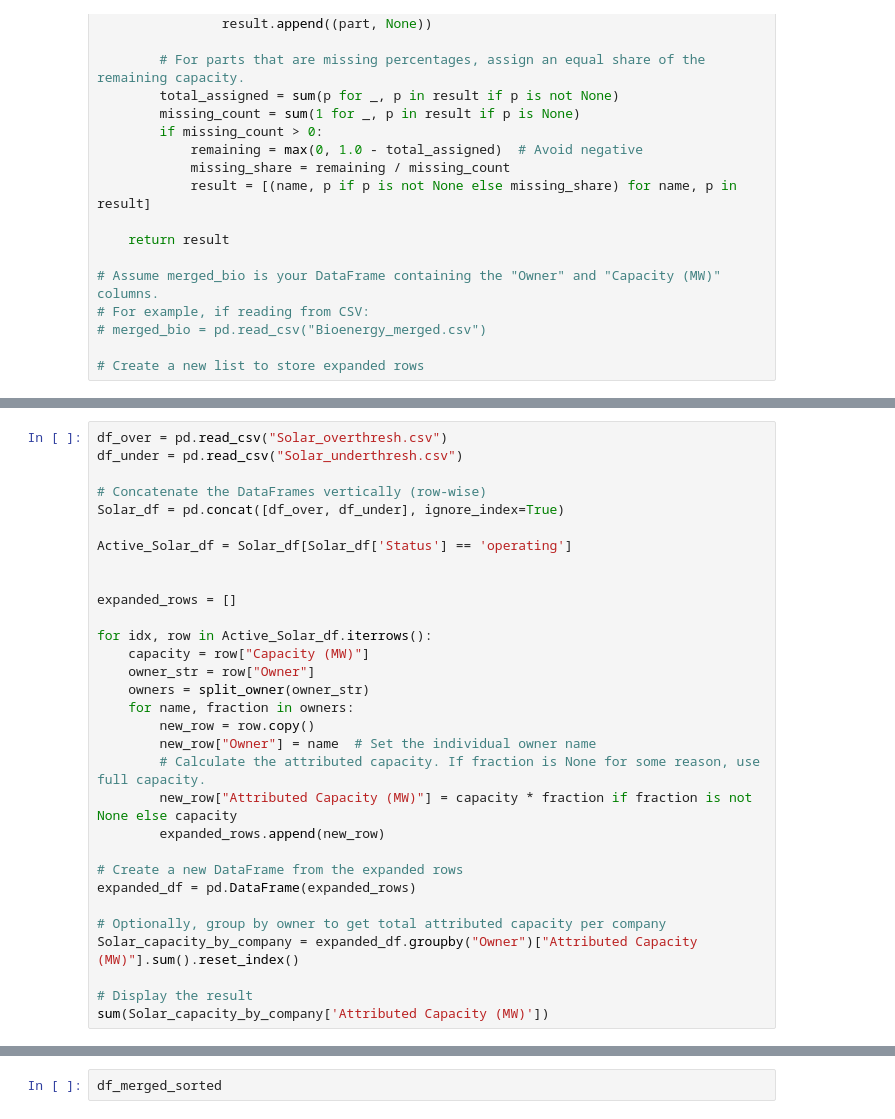
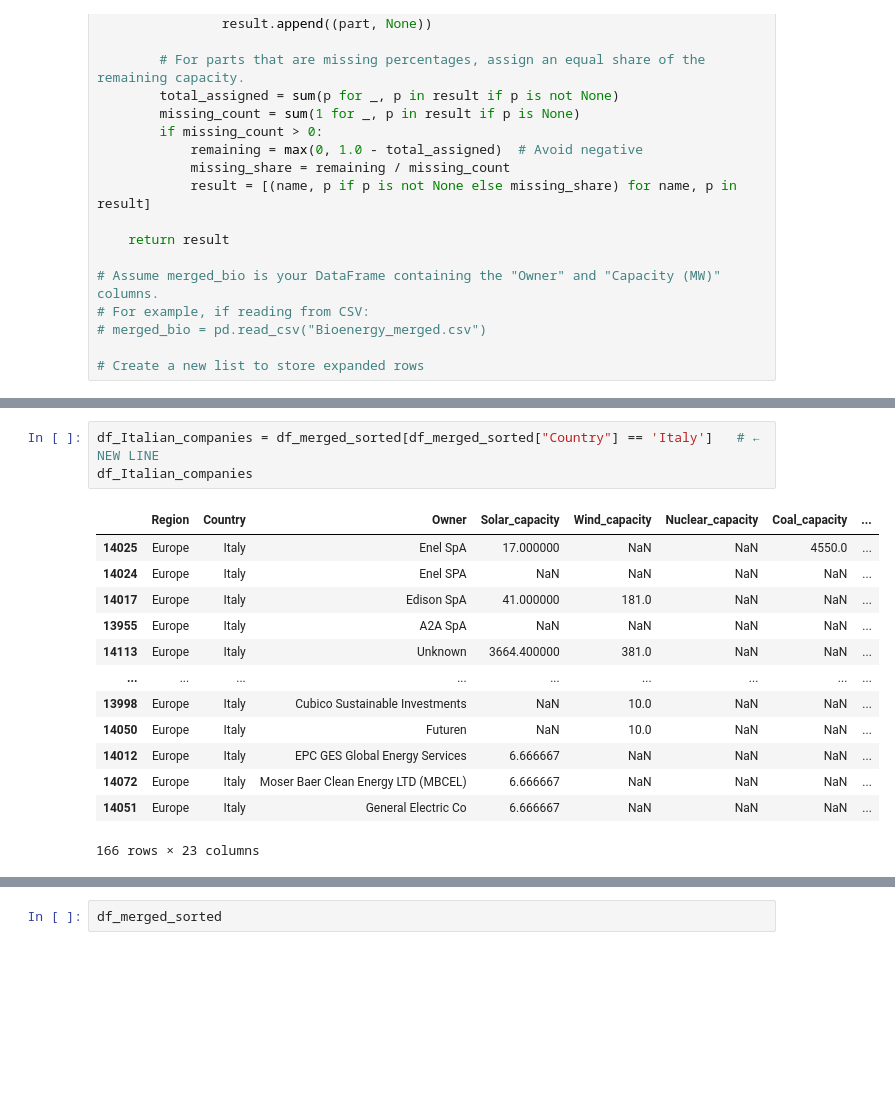
Before and after one commit to bjarturingvason/Nordea-case-ATA, a Jupyter notebook: Data_work.ipynb, the cells around one changed output, grey strips where cells are left out. Saved outputs shown, nothing was run; the diff lists cells and outputs as text; blank space fills up the shorter version.

```diff
--- a/Data_work.ipynb
+++ b/Data_work.ipynb
@@ -374,31 +452,0 @@ See the caveats in the documentation: https://pandas.pydata.org/pandas-docs/stab
-# %%
-df_over = pd.read_csv("Solar_overthresh.csv")
-df_under = pd.read_csv("Solar_underthresh.csv")
-
-# Concatenate the DataFrames vertically (row-wise)
-Solar_df = pd.concat([df_over, df_under], ignore_index=True)
-
-Active_Solar_df = Solar_df[Solar_df['Status'] == 'operating']
-
-
-expanded_rows = []
-
-for idx, row in Active_Solar_df.iterrows():
-    capacity = row["Capacity (MW)"]
-    owner_str = row["Owner"]
-    owners = split_owner(owner_str)
-    for name, fraction in owners:
-        new_row = row.copy()
-        new_row["Owner"] = name  # Set the individual owner name
-        # Calculate the attributed capacity. If fraction is None for some reason, use full capacity.
-        new_row["Attributed Capacity (MW)"] = capacity * fraction if fraction is not None else capacity
-        expanded_rows.append(new_row)
-
-# Create a new DataFrame from the expanded rows
-expanded_df = pd.DataFrame(expanded_rows)
-
-# Optionally, group by owner to get total attributed capacity per company
-Solar_capacity_by_company = expanded_df.groupby("Owner")["Attributed Capacity (MW)"].sum().reset_index()
-
-# Display the result
-sum(Solar_capacity_by_company['Attributed Capacity (MW)'])
@@ -730,3 +606,20 @@ for col, factor in capacity_factors.items():
+# %%
+df_Italian_companies = df_merged_sorted[df_merged_sorted["Country"] == 'Italy']   # ← NEW LINE
+df_Italian_companies
+# %% [output]
+|  | Region | Country | Owner | Solar_capacity | Wind_capacity | Nuclear_capacity | Coal_capacity | ... |
+| 14025 | Europe | Italy | Enel SpA | 17.000000 | NaN | NaN | 4550.0 | ... |
+| 14024 | Europe | Italy | Enel SPA | NaN | NaN | NaN | NaN | ... |
+| 14017 | Europe | Italy | Edison SpA | 41.000000 | 181.0 | NaN | NaN | ... |
+| 13955 | Europe | Italy | A2A SpA | NaN | NaN | NaN | NaN | ... |
+| 14113 | Europe | Italy | Unknown | 3664.400000 | 381.0 | NaN | NaN | ... |
+| ... | ... | ... | ... | ... | ... | ... | ... | ... |
+| 13998 | Europe | Italy | Cubico Sustainable Investments | NaN | 10.0 | NaN | NaN | ... |
+| 14050 | Europe | Italy | Futuren | NaN | 10.0 | NaN | NaN | ... |
+| 14012 | Europe | Italy | EPC GES Global Energy Services | 6.666667 | NaN | NaN | NaN | ... |
+| 14072 | Europe | Italy | Moser Baer Clean Energy LTD (MBCEL) | 6.666667 | NaN | NaN | NaN | ... |
+| 14051 | Europe | Italy | General Electric Co | 6.666667 | NaN | NaN | NaN | ... |
+166 rows × 23 columns
 # %%
 import matplotlib.pyplot as plt
 
```
Also changed, not shown: parts of 21 cells of this notebook, 5 other files.
